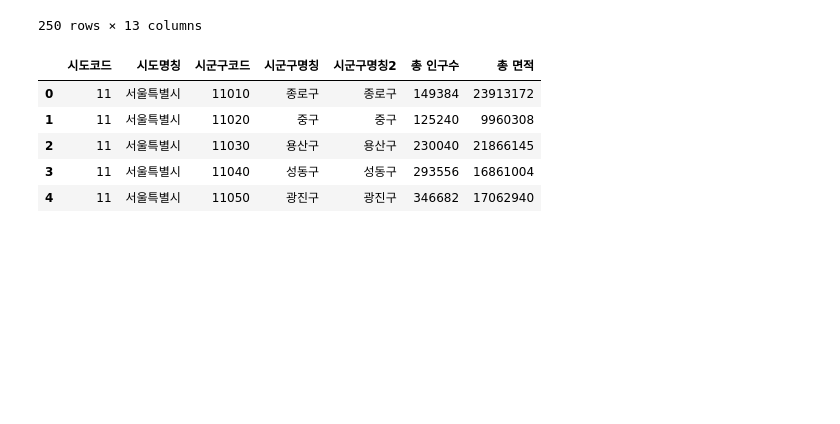
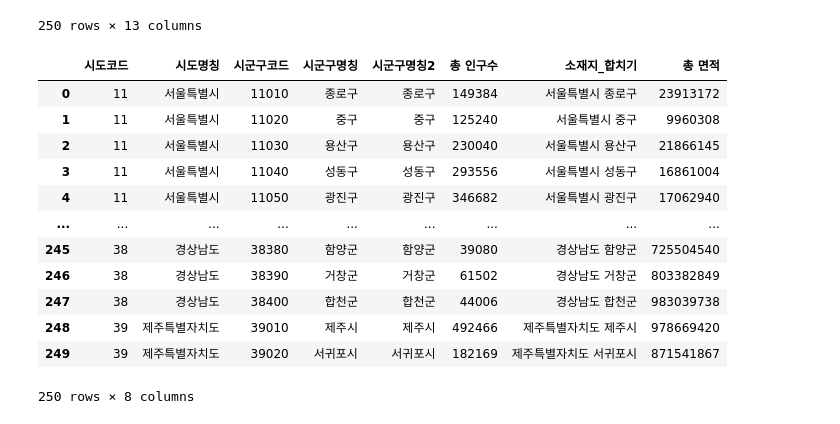
Before and after one commit to subinJi/daitgirls_5th_final, a Jupyter notebook: 0. Data_sigoongoo_population.ipynb, the cells around one changed output. Cells and saved outputs as stored; diff of their text form; code cells hidden in the pictures; blank space fills up the shorter version.

```diff
--- a/0. Data_sigoongoo_population.ipynb
+++ b/0. Data_sigoongoo_population.ipynb
@@ -318,14 +318,21 @@ final
 250 rows × 13 columns
 # %%
 ### 데이터 다듬기
-population_sigoongu_measure = final[["시도코드","시도명칭","시군구코드","시군구명칭","시군구명칭2","총 인구수", "총 면적"]]
-population_sigoongu_measure.head()
+population_sigoongu_measure = final[["시도코드","시도명칭","시군구코드","시군구명칭","시군구명칭2","총 인구수","소재지_합치기","총 면적"]]
+population_sigoongu_measure
 # %% [output]
-|  | 시도코드 | 시도명칭 | 시군구코드 | 시군구명칭 | 시군구명칭2 | 총 인구수 | 총 면적 |
-| 0 | 11 | 서울특별시 | 11010 | 종로구 | 종로구 | 149384 | 23913172 |
-| 1 | 11 | 서울특별시 | 11020 | 중구 | 중구 | 125240 | 9960308 |
-| 2 | 11 | 서울특별시 | 11030 | 용산구 | 용산구 | 230040 | 21866145 |
-| 3 | 11 | 서울특별시 | 11040 | 성동구 | 성동구 | 293556 | 16861004 |
-| 4 | 11 | 서울특별시 | 11050 | 광진구 | 광진구 | 346682 | 17062940 |
+|  | 시도코드 | 시도명칭 | 시군구코드 | 시군구명칭 | 시군구명칭2 | 총 인구수 | 소재지_합치기 | 총 면적 |
+| 0 | 11 | 서울특별시 | 11010 | 종로구 | 종로구 | 149384 | 서울특별시 종로구 | 23913172 |
+| 1 | 11 | 서울특별시 | 11020 | 중구 | 중구 | 125240 | 서울특별시 중구 | 9960308 |
+| 2 | 11 | 서울특별시 | 11030 | 용산구 | 용산구 | 230040 | 서울특별시 용산구 | 21866145 |
+| 3 | 11 | 서울특별시 | 11040 | 성동구 | 성동구 | 293556 | 서울특별시 성동구 | 16861004 |
+| 4 | 11 | 서울특별시 | 11050 | 광진구 | 광진구 | 346682 | 서울특별시 광진구 | 17062940 |
+| ... | ... | ... | ... | ... | ... | ... | ... | ... |
+| 245 | 38 | 경상남도 | 38380 | 함양군 | 함양군 | 39080 | 경상남도 함양군 | 725504540 |
+| 246 | 38 | 경상남도 | 38390 | 거창군 | 거창군 | 61502 | 경상남도 거창군 | 803382849 |
+| 247 | 38 | 경상남도 | 38400 | 합천군 | 합천군 | 44006 | 경상남도 합천군 | 983039738 |
+| 248 | 39 | 제주특별자치도 | 39010 | 제주시 | 제주시 | 492466 | 제주특별자치도 제주시 | 978669420 |
+| 249 | 39 | 제주특별자치도 | 39020 | 서귀포시 | 서귀포시 | 182169 | 제주특별자치도 서귀포시 | 871541867 |
+250 rows × 8 columns
 # %%
 ### 데이터 엑셀로 내보내기
```
Also changed, not shown: parts of 13 cells of this notebook.
